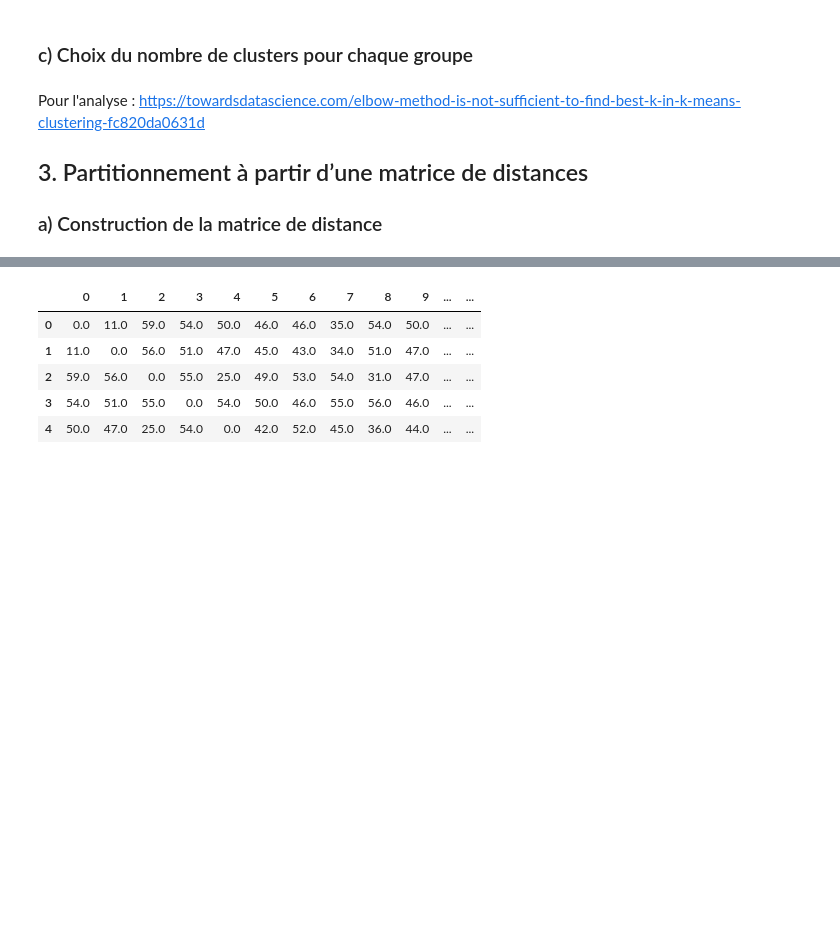
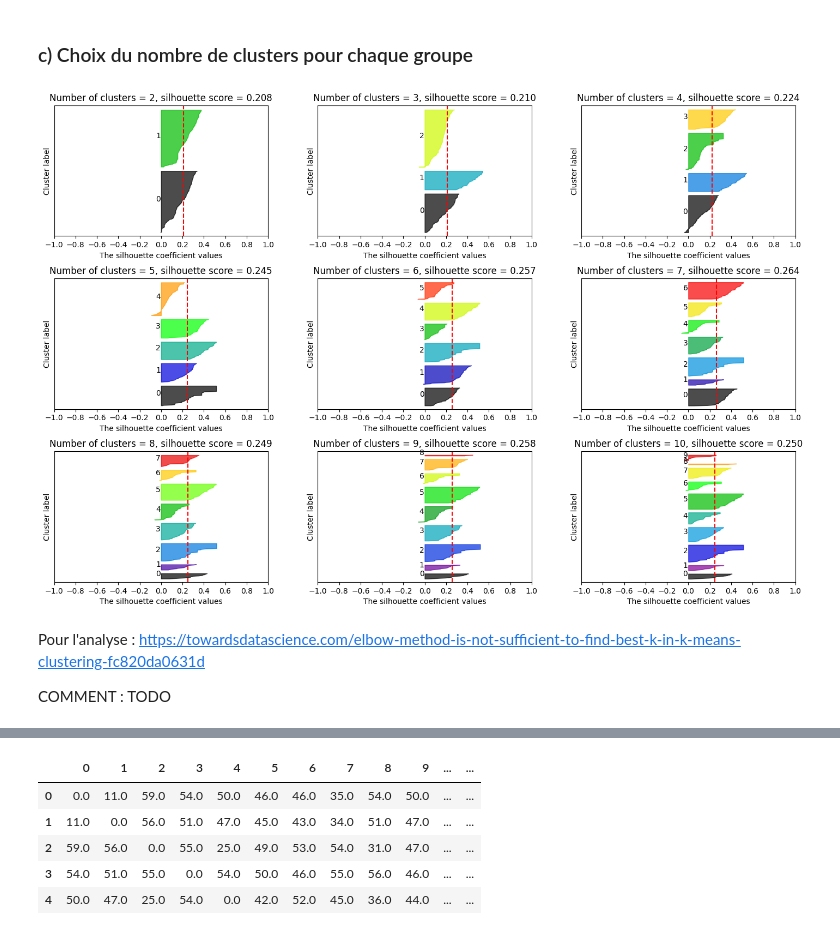
Before and after one commit to T-amairi/IFT870, a Jupyter notebook: TP4/tp4.ipynb, the cells around one changed output, grey strips where cells are left out. Saved outputs shown, nothing was run; the diff lists cells and outputs as text; code cells hidden in the pictures; blank space fills up the shorter version.

Commit message:
todo q.4

```diff
--- a/TP4/tp4.ipynb
+++ b/TP4/tp4.ipynb
@@ -113,12 +168,20 @@ COMMENT : TODO
 # %% [markdown]
 ### c) Choix du nombre de clusters pour chaque groupe
 # %%
-# plot silhouette score, inspired from : https://scikit-learn.org/stable/auto_examples/cluster/plot_kmeans_silhouette_analysis.html
-def plotSilhouetteScore(range_n_clusters, X, KMethod, KMethodParam, metric):
-    for n_clusters in range_n_clusters:
-        # Create a subplot with 1 row and 1 columns
-        fig, ax1 = plt.subplots(1, 1)
-        fig.set_size_inches(15, 5)
+# plot silhouette score, adapted from : https://scikit-learn.org/stable/auto_examples/cluster/plot_kmeans_silhouette_analysis.html
+def plotSilhouetteScore(range_n_clusters, X, KMethod, KMethodParam, metric, sklearn = False):
+    nPlots = len(range_n_clusters)  # number of plots
+    nRows = int(np.ceil(nPlots / 3))  # number of rows for the subplots
+
+    # create subplot
+    fig, ax = plt.subplots(nrows=nRows, ncols=3, figsize=(15, 10))
+    fig.tight_layout(pad=3.5)
+    ax = ax.flatten()
+
+    for i in range(nPlots):
+        # get subplot and the number of clusters
+        ax1 = ax[i]
+        n_clusters = range_n_clusters[i]
 
         # The silhouette coefficient can range from -1 to 1
         ax1.set_xlim([-1, 1])
@@ -127,7 +190,10 @@ def plotSilhouetteScore(range_n_clusters, X, KMethod, KMethodParam, metric):
         ax1.set_ylim([0, len(X) + (n_clusters + 1) * 10])
 
         # get labels from the specified KMethod
-        cluster_labels = KMethod(n_clusters = n_clusters, **KMethodParam)
+        if sklearn:
+            cluster_labels = KMethod(n_clusters = n_clusters, **KMethodParam).fit(X).labels_
+        else:
+            cluster_labels = KMethod(n_clusters = n_clusters, **KMethodParam)
 
         # The silhouette_score gives the average value for all the samples.
         # This gives a perspective into the density and separation of the formed
@@ -157,15 +223,16 @@ def plotSilhouetteScore(range_n_clusters, X, KMethod, KMethodParam, metric):
             # Compute the new y_lower for next plot
             y_lower = y_upper + 10  # 10 for the 0 samples
 
-        ax1.set_title("The silhouette plot for the various clusters.")
+        ax1.set_title("Number of clusters = {}, silhouette score = {:.3f}".format(n_clusters, silhouette_avg))
         ax1.set_xlabel("The silhouette coefficient values")
         ax1.set_ylabel("Cluster label")
 
         # The vertical line for average silhouette score of all the values
         ax1.axvline(x=silhouette_avg, color="red", linestyle="--")
-
         ax1.set_yticks([])  # Clear the yaxis labels / ticks
         ax1.set_xticks([-1, -0.8,-0.6,-0.4,-0.2, 0, 0.2, 0.4, 0.6, 0.8, 1])
 
-        plt.suptitle("Silhouette analysis with k = {} w\ a score of {}".format(n_clusters, silhouette_avg), fontweight="bold")
-        plt.show()
+    # remove unnecessary plot
+    toRemove = (nRows * 3) - nPlots
+    for i in range(toRemove):
+        ax.flat[(nRows * 3) - 1 - i].set_visible(False)
@@ -174,4 +244,9 @@ def plotSilhouetteScore(range_n_clusters, X, KMethod, KMethodParam, metric):
+# %%
+# first group
+plotSilhouetteScore(range_n_clusters, m1.to_numpy(), KMeans, param, "euclidean", sklearn=True)
+# %% [output]
+[figure, added]
 # %% [markdown]
 Pour l'analyse : https://towardsdatascience.com/elbow-method-is-not-sufficient-to-find-best-k-in-k-means-clustering-fc820da0631d
-## 3. Partitionnement à partir d’une matrice de distances
-### a) Construction de la matrice de distance
+
+COMMENT : TODO
```
Also changed, not shown: parts of 18 cells of this notebook.
